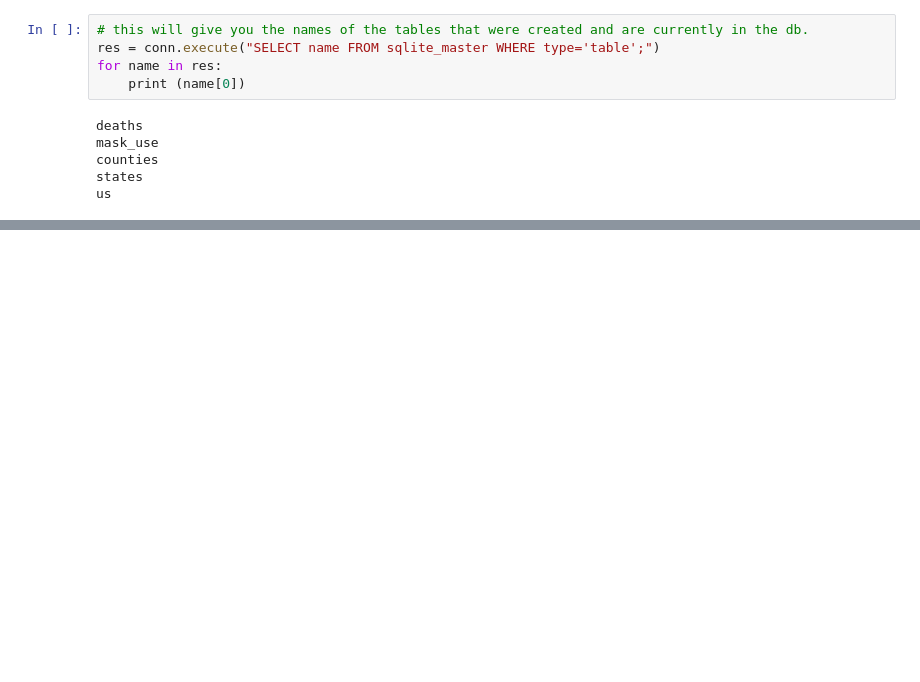
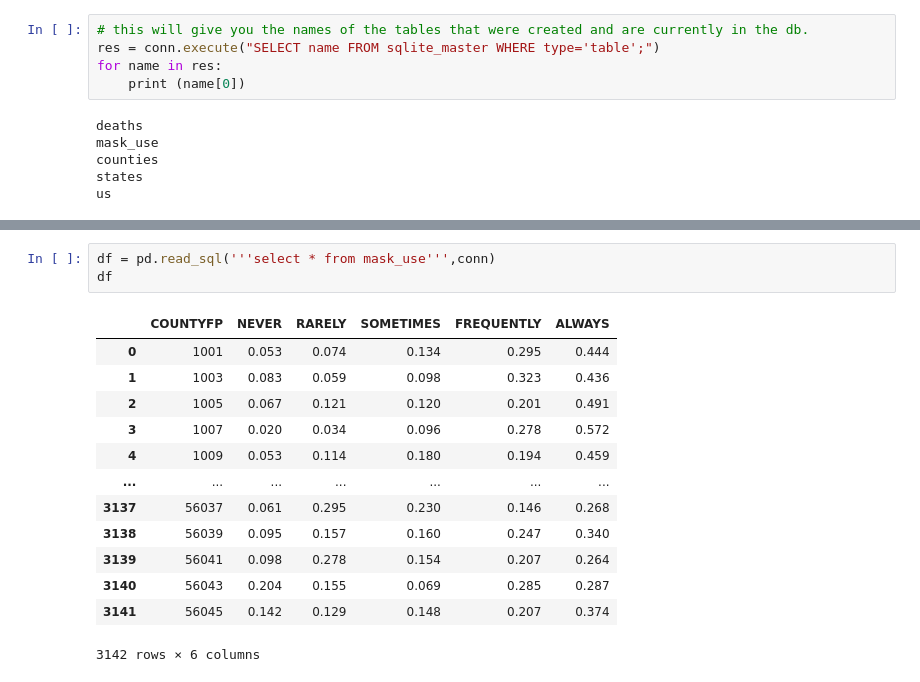
Before and after one commit to aspotter99/SQL_talk, a Jupyter notebook: notebooks/Untitled.ipynb, the cells around one changed output, grey strips where cells are left out. Cells and saved outputs as stored; diff of their text form; blank space fills up the shorter version.

```diff
--- a/notebooks/Untitled.ipynb
+++ b/notebooks/Untitled.ipynb
@@ -35,0 +222,17 @@ df
+# %%
+df = pd.read_sql('''select * from mask_use''',conn)
+df
+# %% [output]
+|  | COUNTYFP | NEVER | RARELY | SOMETIMES | FREQUENTLY | ALWAYS |
+| 0 | 1001 | 0.053 | 0.074 | 0.134 | 0.295 | 0.444 |
+| 1 | 1003 | 0.083 | 0.059 | 0.098 | 0.323 | 0.436 |
+| 2 | 1005 | 0.067 | 0.121 | 0.120 | 0.201 | 0.491 |
+| 3 | 1007 | 0.020 | 0.034 | 0.096 | 0.278 | 0.572 |
+| 4 | 1009 | 0.053 | 0.114 | 0.180 | 0.194 | 0.459 |
+| ... | ... | ... | ... | ... | ... | ... |
+| 3137 | 56037 | 0.061 | 0.295 | 0.230 | 0.146 | 0.268 |
+| 3138 | 56039 | 0.095 | 0.157 | 0.160 | 0.247 | 0.340 |
+| 3139 | 56041 | 0.098 | 0.278 | 0.154 | 0.207 | 0.264 |
+| 3140 | 56043 | 0.204 | 0.155 | 0.069 | 0.285 | 0.287 |
+| 3141 | 56045 | 0.142 | 0.129 | 0.148 | 0.207 | 0.374 |
+3142 rows × 6 columns
```
Also changed, not shown: parts of 14 cells of this notebook.
